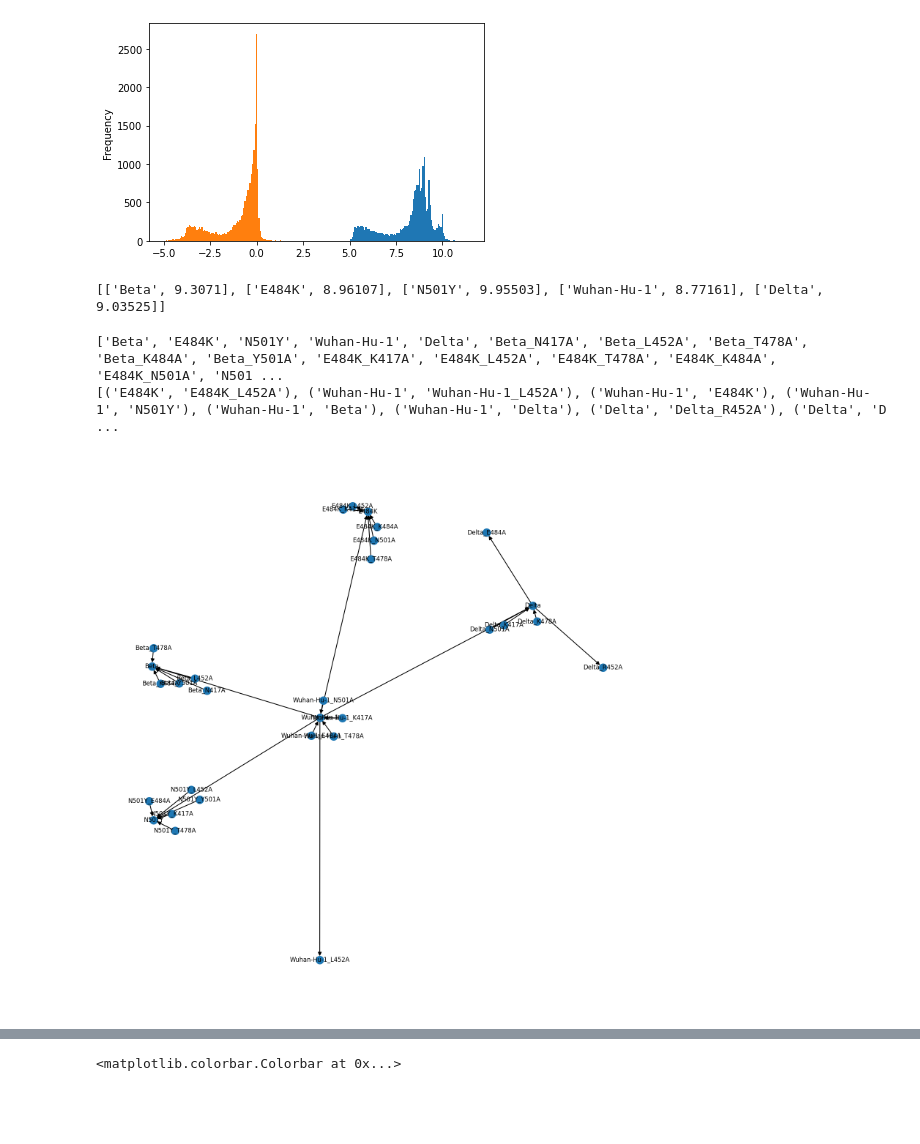
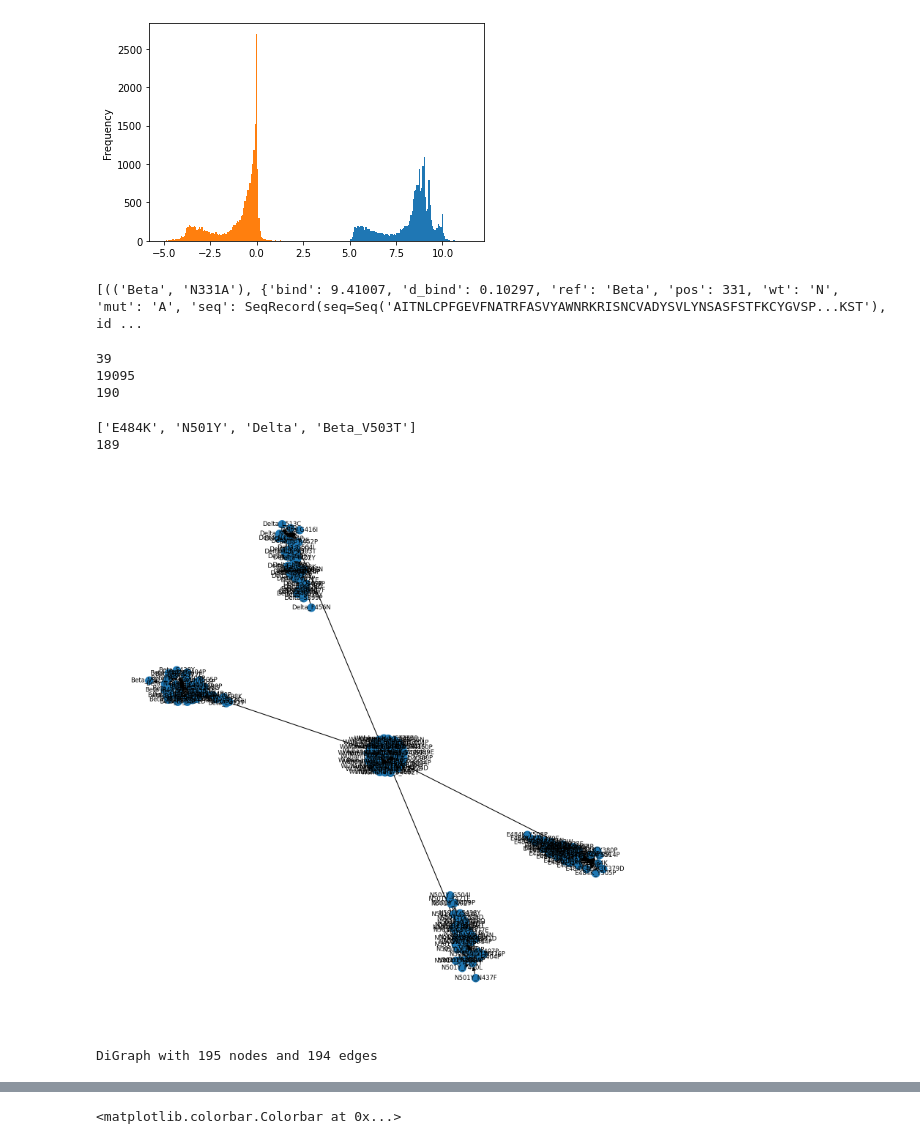
Before and after one commit to weigangq/nov-search, a Jupyter notebook: Weigang/cov.ipynb, the cells around one changed output, grey strips where cells are left out. Saved outputs shown, nothing was run; the diff lists cells and outputs as text; code cells hidden in the pictures; blank space fills up the shorter version.

```diff
--- a/Weigang/cov.ipynb
+++ b/Weigang/cov.ipynb
@@ -89,9 +89,31 @@ for rec in rowDict:
         #print(sequence)
         rowDict[rec]['seq'] = SeqRecord(Seq(sequence), id = rec[1])
         mutDict[rec] = rowDict[rec]
-print([ [x, wtDict[x]['bind']] for x in wtDict])
+#print([ [x, wtDict[x]['bind']] for x in wtDict])
+print(list(mutDict.items())[0:3])
 # %% [output]
-[['Beta', 9.3071], ['E484K', 8.96107], ['N501Y', 9.95503], ['Wuhan-Hu-1', 8.77161], ['Delta', 9.03525]]
+[(('Beta', 'N331A'), {'bind': 9.41007, 'd_bind': 0.10297, 'ref': 'Beta', 'pos': 331, 'wt': 'N', 'mut': 'A', 'seq': SeqRecord(seq=Seq('AITNLCPFGEVFNATRFASVYAWNRKRISNCVADYSVLYNSASFSTFKCYGVSP...KST'), id ...
+# %%
+# filter sites with most epistatic shifts between targets
+df_shift = pd.read_csv("../data/epi-shift.tsv", sep = "\t").to_dict("records")
+#print(df_shift)
+top_sites = [ site for site in df_shift if site['top'] is True ]
+print(len(top_sites))
+
+for x in mutDict:
+    pick = False
+    for rec in top_sites:
+        if (mutDict[x]['pos'] == rec['position']) & (mutDict[x]['mut'] == rec['mutant']):
+            pick = True
+    mutDict[x]['pick'] = pick
+
+print(len(mutDict))
+pickRec = [ rec for rec in mutDict if mutDict[rec]['pick'] ]
+print(len(pickRec))
+# %% [output]
+39
+19095
+190
 # %%
 # build a directed graph
 import networkx as nx
@@ -108,44 +130,62 @@ for strain in wtDict: # add wt
     for k in wtDict[strain]: # attach features: hap & fit
         DG.nodes[strain][k] = wtDict[strain][k]
 
-pickSites = [417, 452, 478, 484, 501] # show these sites only (polymorphic among WTs)
-pickLevels = {417:2, 452:3, 478:4, 484:5, 501:6}
+#pickSites = [ site['position'] for site in top_sites ] # show these sites only (polymorphic among WTs)
+# pickLevels = {417:2, 452:3, 478:4, 484:5, 501:6}
 #pickSites = [417, 501] # show these sites only
-pickAAs = ['A'] # pick a single AA mutation
-pickRec = [ rec for rec in mutDict if (mutDict[rec]['pos'] in pickSites) & (mutDict[rec]['mut'] in pickAAs)  ]
+#pickAAs = ['A'] # pick a single AA mutation
+
 
 for rec in pickRec: # add mut & edge
     id = rec[0] + "_" + rec[1]
     DG.add_node(id)
     for k in mutDict[rec]:
         DG.nodes[id][k] = mutDict[rec][k]
 
-    DG.nodes[id]['subset'] = pickLevels[mutDict[rec]['pos']] # add levels
+    #DG.nodes[id]['subset'] = pickLevels[mutDict[rec]['pos']] # add levels
 
     if wtDict[rec[0]]['bind'] < mutDict[rec]['bind']: # higher bind for mut
         DG.add_edge(rec[0], id)
     else:
         DG.add_edge(id, rec[0])
 # add edges between WTs
 DG.add_edge(strains[3], strains[1]) # wuhan -> E484
 DG.add_edge(strains[3], strains[2]) # wuhan -> N501Y
 DG.add_edge(strains[3], strains[0]) # wuhan -> beta
 #DG.add_edge(strains[2], strains[0]) # N501Y -> beta
 DG.add_edge(strains[3], strains[4]) # wuhan -> delta
-print(DG.nodes)
-print(DG.edges)
+#print(DG.nodes)
+#print(DG.edges)
 
 plt.figure(figsize = (10,10), dpi=150)
 nx.draw(DG, with_labels = True,
         node_size = 100,
         #node_color = ['orange'] * 5 + ['lightgray'] * 10,
         #edgecolors = ['red'] * 5 + ['black'] * 10,
         font_size = 8)
 #plt.show()
 plt.savefig("graph.png")
 #print(DG.adj[strains[0]])
+
+peaks = [x[0] for x in DG.out_degree if x[1] == 0]
+vals = [x[0] for x in DG.in_degree if x[1] == 0]
+print(peaks)
+print(len(vals))
 # %% [output]
-['Beta', 'E484K', 'N501Y', 'Wuhan-Hu-1', 'Delta', 'Beta_N417A', 'Beta_L452A', 'Beta_T478A', 'Beta_K484A', 'Beta_Y501A', 'E484K_K417A', 'E484K_L452A', 'E484K_T478A', 'E484K_K484A', 'E484K_N501A', 'N501 ...
-[('E484K', 'E484K_L452A'), ('Wuhan-Hu-1', 'Wuhan-Hu-1_L452A'), ('Wuhan-Hu-1', 'E484K'), ('Wuhan-Hu-1', 'N501Y'), ('Wuhan-Hu-1', 'Beta'), ('Wuhan-Hu-1', 'Delta'), ('Delta', 'Delta_R452A'), ('Delta', 'D ...
+['E484K', 'N501Y', 'Delta', 'Beta_V503T']
+189
-[figure, old version]
+[figure, new version]
+# %%
+import matplotlib as mpl
+import matplotlib.cm as cm
+
+print(DG)
+# map fitness to color map
+norm = mpl.colors.Normalize(vmin=min(df['bind']), vmax=max(df['bind']))
+mapper = cm.ScalarMappable(norm=norm, cmap=mpl.cm.cool)
+NodeColors = [ mapper.to_rgba(DG.nodes[v]['bind']) for v in DG.nodes  ]
+#peakLabels = peakG.nodes()
+#print(peakNodeColors)
+# %% [output]
+DiGraph with 195 nodes and 194 edges
 # %%
```
Also changed, not shown: parts of 2 cells of this notebook, 5 other files.
